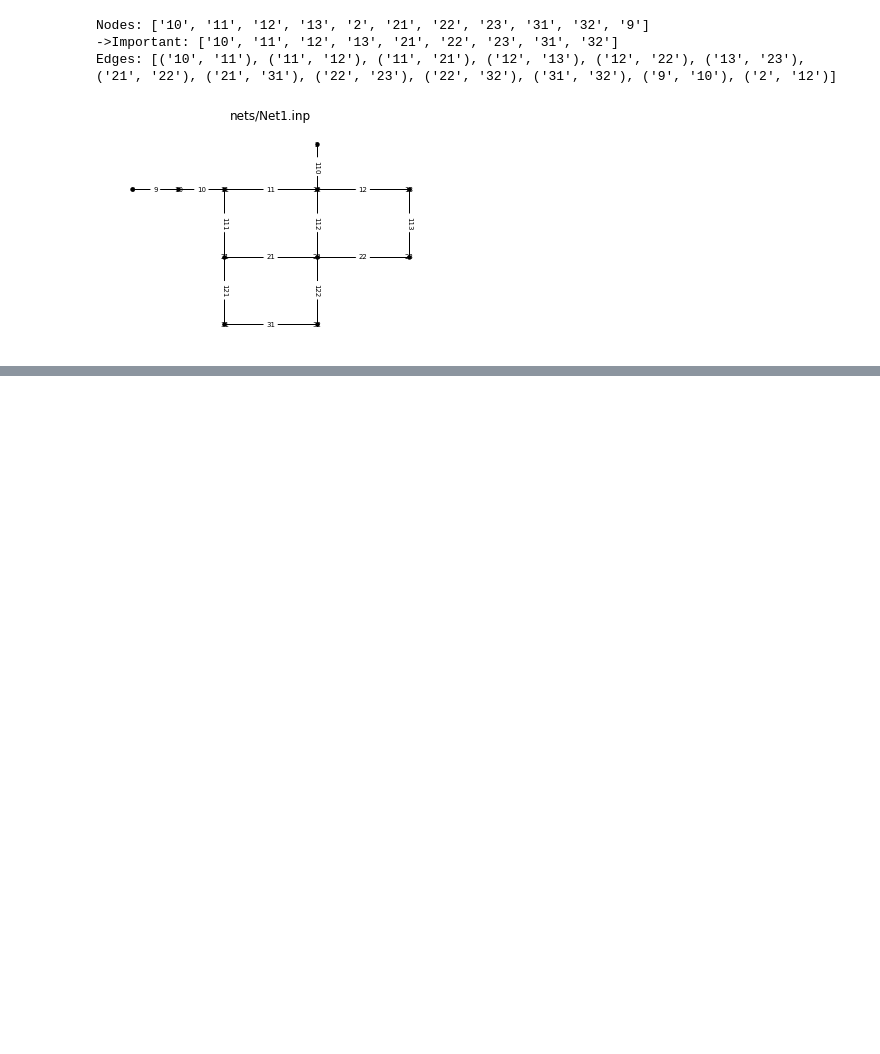
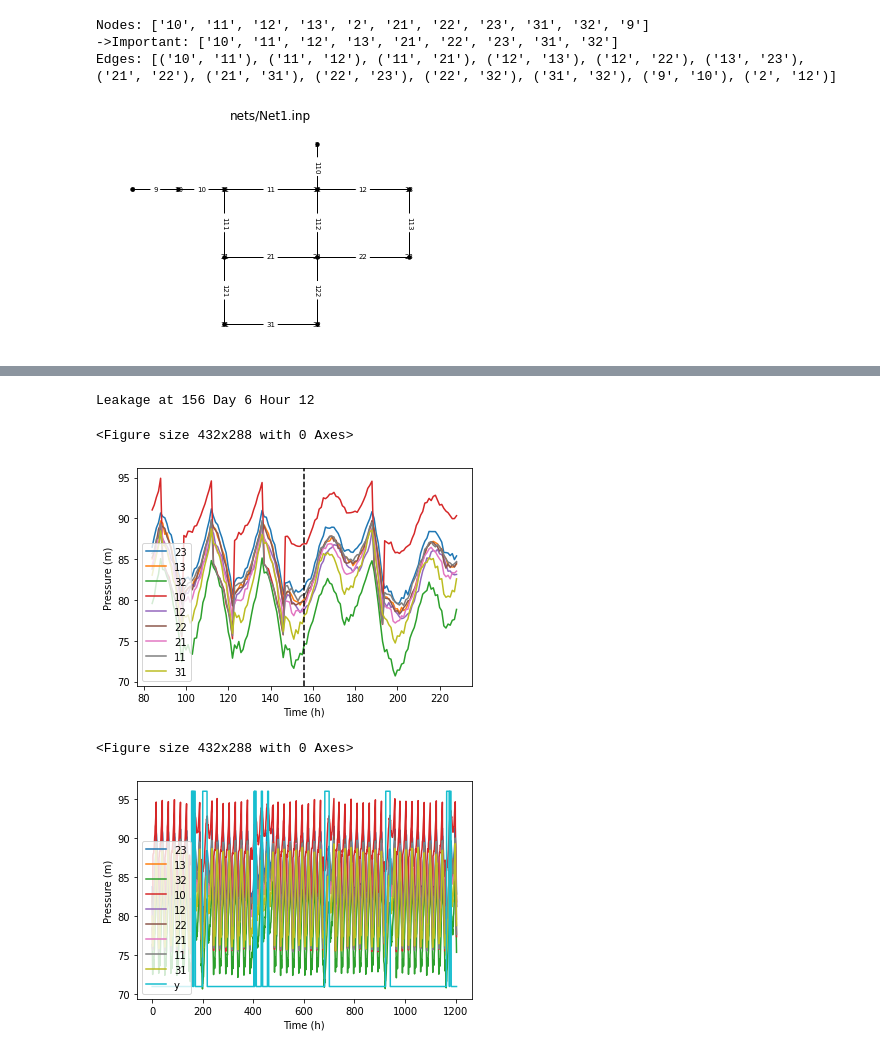
Before and after one commit to JulianBvW/BA-WDN-Leakage-Detection, a Jupyter notebook: LeakageDetection.ipynb, the cells around one changed output, grey strips where cells are left out. Drawn from its saved outputs; the diff is of its cells as text; code cells hidden in the pictures; blank space fills up the shorter version.

```diff
--- a/LeakageDetection.ipynb
+++ b/LeakageDetection.ipynb
@@ -151,0 +178,9 @@ ohne tod: array([[77, 26],
+# %%
+y_pred_all = model.predict(X)
+show_data(X, y_pred_all)
+# %% [output]
+Leakage at 156 Day 6 Hour 12
+<Figure size 432x288 with 0 Axes>
+[figure, added]
+<Figure size 432x288 with 0 Axes>
+[figure, added]
```
Also changed, not shown: parts of 11 cells of this notebook.
